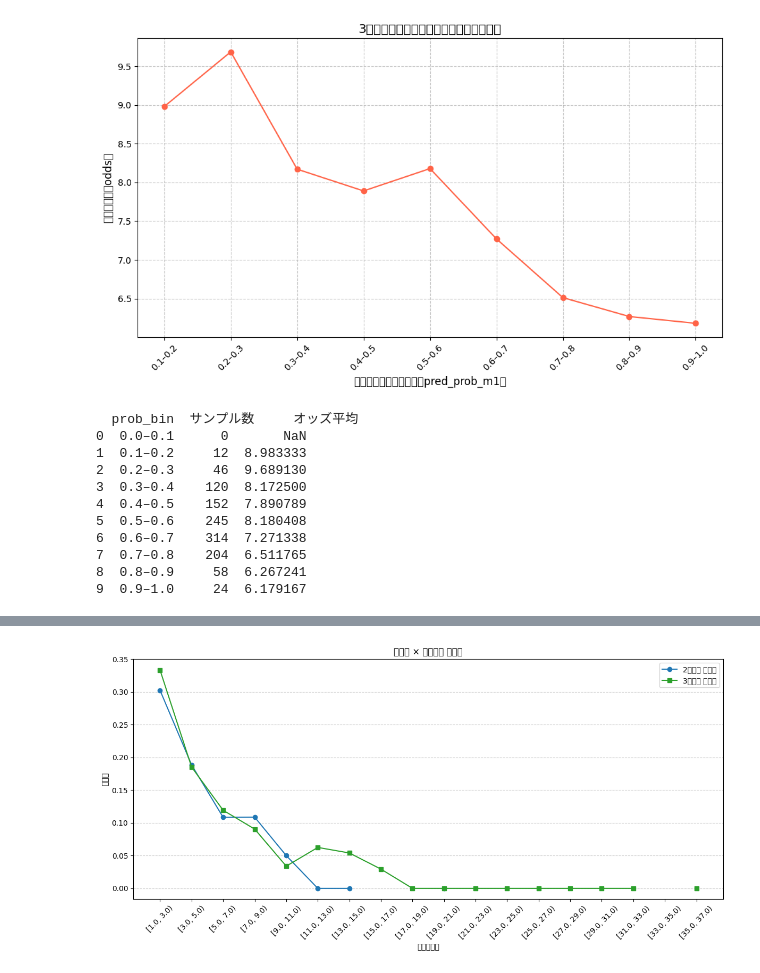
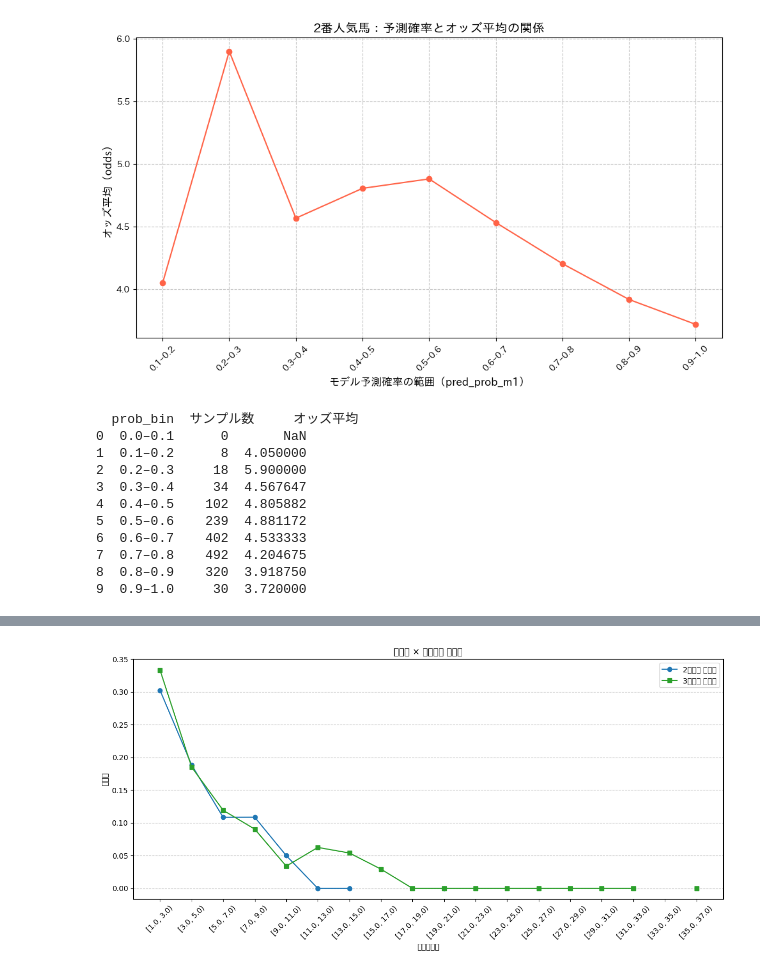
Before and after one commit to anniereon/keiba_ml, a Jupyter notebook: 上位に入る確率を予想して的中率や回収率の改善に繋げたい.ipynb, the cells around one changed output, grey strips where cells are left out. Cells and saved outputs as stored; diff of their text form; code cells hidden in the pictures.

```diff
--- a/上位に入る確率を予想して的中率や回収率の改善に繋げたい.ipynb
+++ b/上位に入る確率を予想して的中率や回収率の改善に繋げたい.ipynb
@@ -29,15 +55,15 @@ filtered_dfの行数は 22088
 # %%
 # === 欠損値対応の設定 ===
 handle_missing = True  # Trueで対応ON、Falseでスキップ
-min_non_missing_horses = 6  # この頭数以上であれば補完、それ未満ならレースごと除外
+min_non_missing_horses = 10  # この頭数以上であれば補完、それ未満ならレースごと除外
 
 # 欠損処理対象の特徴量を指定（必要に応じて拡張）
 missing_check_features = [
     'time_index_average_2',
-    'jockey_place_rate_100',
+    'jockey_place_rate_100'
 ]
 
-def handle_missing_values(df, features, enabled, min_horses):
+def handle_missing_val(df, features, enabled, min_horses):
     if not enabled:
         print("⚠ 欠損処理はスキップされました。")
         return df
@@ -67,8 +93,9 @@ def handle_missing_values(df, features, enabled, min_horses):
     return df_processed
 
 # === 欠損処理の実行 ===
-filtered_df = handle_missing_values(
-    filtered_df,
+df_not_handle_missing_val = df.copy()
+df_handle_missing_val = handle_missing_val(
+    df_not_handle_missing_val,
     features=missing_check_features,
     enabled=handle_missing,
     min_horses=min_non_missing_horses
@@ -262,0 +245,32 @@ plt.show()
+# %%
+# ============================================
+# 馬番ごとの予測結果を分析
+# ============================================
+
+# 実際の上位（finish_rank <= 6）をフラグ化
+full_pred_df['is_actual_top'] = (full_pred_df['finish_rank'] <= num_horses / 2).astype(int)
+
+# 集計関数を定義
+def calc_hit_ratio(group):
+    upper = group[group['selected_in_m1'] == 1]
+    lower = group[group['selected_in_m1'] == 0]
+
+    upper_hit_rate = upper['is_actual_top'].mean() if len(upper) > 0 else None
+    lower_hit_rate = lower['is_actual_top'].mean() if len(lower) > 0 else None
+
+    return pd.Series({
+        '上位予想馬の的中率': upper_hit_rate,
+        '下位予想馬の的中率': lower_hit_rate,
+        '上位予想数': len(upper),
+        '下位予想数': len(lower)
+    })
+
+# 馬番ごとに集計
+horse_summary = full_pred_df.groupby('horse_number').apply(calc_hit_ratio).reset_index()
+
+# 結果を表示
+print("🐎 馬番ごとの上位／下位予想馬の的中率")
+print(horse_summary)
+
+# CSVに出力（任意）
+horse_summary.to_csv('C:\\Users\\ryo\\Downloads\\horse_summary_hit_rate.csv', index=False, encoding='cp932')
@@ -368,48 +539,48 @@ filtered_df.to_csv(f'C:\\Users\\ryo\\Downloads\\pop{target_popularity}_high_pop{
 # %%
 # ▼ パラメータ（任意の人気を指定）
-target_popularity = 3  # 1番人気を対象に
+target_popularity = 2
 
 # ▼ 1. 指定人気だけ抽出
 df_fixed_pop = full_pred_df[full_pred_df['popularity'] == target_popularity].copy()
 
 # ▼ 2. モデル予測確率でビン分け（0.0〜1.0 を 0.1刻み）
 bins = np.arange(0, 1.01, 0.1)
 labels = [f'{round(bins[i],2)}–{round(bins[i+1],2)}' for i in range(len(bins)-1)]
 df_fixed_pop['prob_bin'] = pd.cut(df_fixed_pop['pred_prob_m1'], bins=bins, labels=labels, include_lowest=True)
 
 # ▼ 3. 各ビンごとのオッズ平均を計算
 odds_stats = (
     df_fixed_pop.groupby('prob_bin')
     .agg(
         サンプル数=('odds', 'count'),
         オッズ平均=('odds', 'mean')
     )
     .reset_index()
 )
 
 # ▼ 4. グラフ表示
 plt.figure(figsize=(10, 6))
 plt.plot(odds_stats['prob_bin'], odds_stats['オッズ平均'], marker='o', linestyle='-', color='tomato')
 plt.xlabel('モデル予測確率の範囲（pred_prob_m1）', fontsize=12)
 plt.ylabel('オッズ平均（odds）', fontsize=12)
 plt.title(f'{target_popularity}番人気馬：予測確率とオッズ平均の関係', fontsize=14)
 plt.xticks(rotation=45)
 plt.grid(True, linestyle='--', alpha=0.7)
 plt.tight_layout()
 plt.show()
 
 # ▼ 表の出力（確認用）
 print(odds_stats)
 # %% [output]
-[figure, old version]
+[figure, new version]
   prob_bin  サンプル数     オッズ平均
 0  0.0–0.1      0       NaN
-1  0.1–0.2     12  8.983333
-2  0.2–0.3     46  9.689130
-3  0.3–0.4    120  8.172500
-4  0.4–0.5    152  7.890789
-5  0.5–0.6    245  8.180408
-6  0.6–0.7    314  7.271338
-7  0.7–0.8    204  6.511765
-8  0.8–0.9     58  6.267241
-9  0.9–1.0     24  6.179167
+1  0.1–0.2      8  4.050000
+2  0.2–0.3     18  5.900000
+3  0.3–0.4     34  4.567647
+4  0.4–0.5    102  4.805882
+5  0.5–0.6    239  4.881172
+6  0.6–0.7    402  4.533333
+7  0.7–0.8    492  4.204675
+8  0.8–0.9    320  3.918750
+9  0.9–1.0     30  3.720000
```
Also changed, not shown: parts of 16 cells of this notebook.
